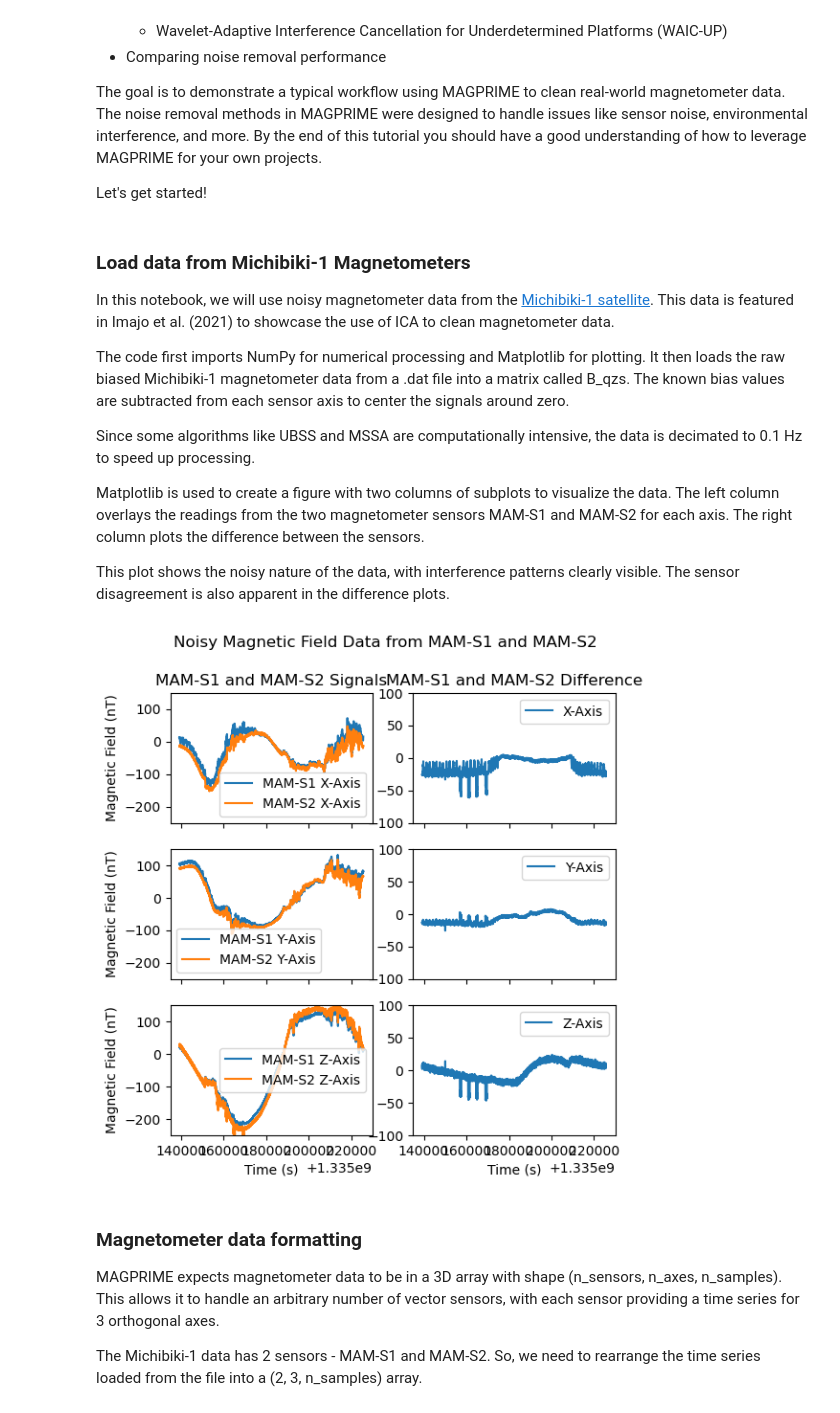
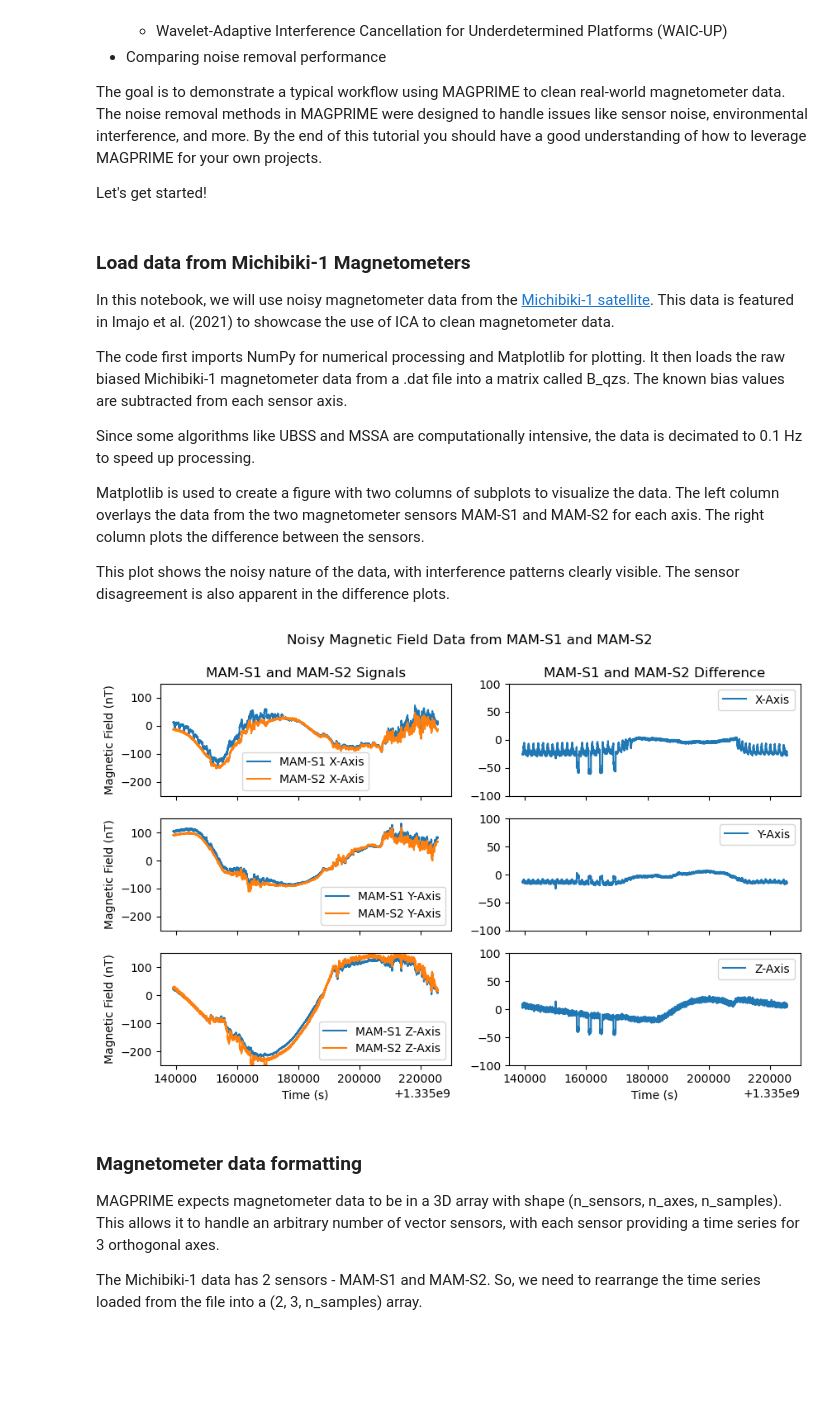
Before and after one commit to aphoffmann/MAGPRIME, a Jupyter notebook: tutorial.ipynb, the cells around one changed output. Cells and saved outputs as stored; diff of their text form; code cells hidden in the pictures; blank space fills up the shorter version.

```diff
--- a/tutorial.ipynb
+++ b/tutorial.ipynb
@@ -25,11 +25,11 @@ Let's get started!
 ### Load data from Michibiki-1 Magnetometers
 In this notebook, we will use noisy magnetometer data from the [Michibiki-1 satellite](https://sees.tksc.jaxa.jp/fw/dfw/SEES/English/Papers/data/2020/peer_reviewed/01/2020_reviewed_01.shtml). This data is featured in Imajo et al. (2021) to showcase the use of ICA to clean magnetometer data.
 
-The code first imports NumPy for numerical processing and Matplotlib for plotting. It then loads the raw biased Michibiki-1 magnetometer data from a .dat file into a matrix called B_qzs. The known bias values are subtracted from each sensor axis to center the signals around zero.
+The code first imports NumPy for numerical processing and Matplotlib for plotting. It then loads the raw biased Michibiki-1 magnetometer data from a .dat file into a matrix called B_qzs. The known bias values are subtracted from each sensor axis.
 
 Since some algorithms like UBSS and MSSA are computationally intensive, the data is decimated to 0.1 Hz to speed up processing.
 
-Matplotlib is used to create a figure with two columns of subplots to visualize the data. The left column overlays the readings from the two magnetometer sensors MAM-S1 and MAM-S2 for each axis. The right column plots the difference between the sensors.
+Matplotlib is used to create a figure with two columns of subplots to visualize the data. The left column overlays the data from the two magnetometer sensors MAM-S1 and MAM-S2 for each axis. The right column plots the difference between the sensors.
 
 This plot shows the noisy nature of the data, with interference patterns clearly visible. The sensor disagreement is also apparent in the difference plots.
 # %%
@@ -53,7 +53,7 @@ B_qzs[6] -= 478 # MAM-S2 Z-Axis
 B_qzs = B_qzs[:,::10]
 
 "Create a 3 x 2-panel plot of MAM-S1 and MAM-S2 data with overlapping magnetometers in the same panel"
-fig, axs = plt.subplots(3, 2, figsize=(6, 6), sharex=True)
+fig, axs = plt.subplots(3, 2, figsize=(10, 6), sharex=True)
 fig.suptitle("Noisy Magnetic Field Data from MAM-S1 and MAM-S2")
 axs[0,0].set_title("MAM-S1 and MAM-S2 Signals")
 axs[0,0].plot(B_qzs[0], B_qzs[1], label="MAM-S1 X-Axis")
@@ -64,34 +64,34 @@ axs[0,0].legend()
 
 axs[1,0].plot(B_qzs[0], B_qzs[2], label="MAM-S1 Y-Axis")
 axs[1,0].plot(B_qzs[0], B_qzs[5], label="MAM-S2 Y-Axis")
 axs[1,0].set_ylabel("Magnetic Field (nT)")
 axs[1,0].set_ylim(-250, 150)
 axs[1,0].legend()
 
 axs[2,0].plot(B_qzs[0], B_qzs[3], label="MAM-S1 Z-Axis")
 axs[2,0].plot(B_qzs[0], B_qzs[6], label="MAM-S2 Z-Axis")
 axs[2,0].set_xlabel("Time (s)")
 axs[2,0].set_ylabel("Magnetic Field (nT)")
 axs[2,0].set_ylim(-250, 150)
 axs[2,0].legend()
 
 axs[0,1].set_title("MAM-S1 and MAM-S2 Difference")
 axs[0,1].plot(B_qzs[0], B_qzs[4]-B_qzs[1], label="X-Axis")
 axs[0,1].legend()
 axs[0,1].set_ylim(-100, 100)
 
 axs[1,1].plot(B_qzs[0], B_qzs[5]-B_qzs[2], label="Y-Axis")
 axs[1,1].legend()
 axs[1,1].set_ylim(-100, 100)
 
 axs[2,1].plot(B_qzs[0], B_qzs[6]-B_qzs[3], label="Z-Axis")
 axs[2,1].set_ylim(-100, 100)
 axs[2,1].set_xlabel("Time (s)")
 axs[2,1].legend()
 
 plt.show()
 # %% [output]
-[figure, old version]
+[figure, new version]
 # %% [markdown]
 ### Magnetometer data formatting
 
```
Also changed, not shown: parts of 8 cells of this notebook.
